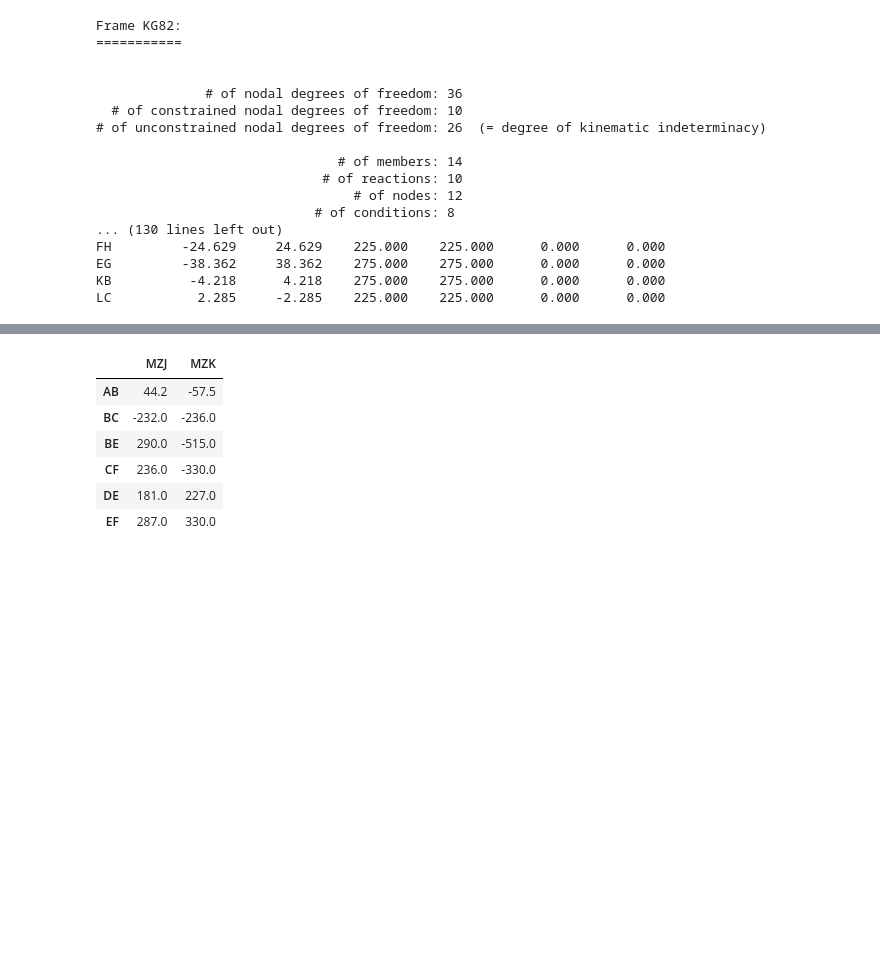
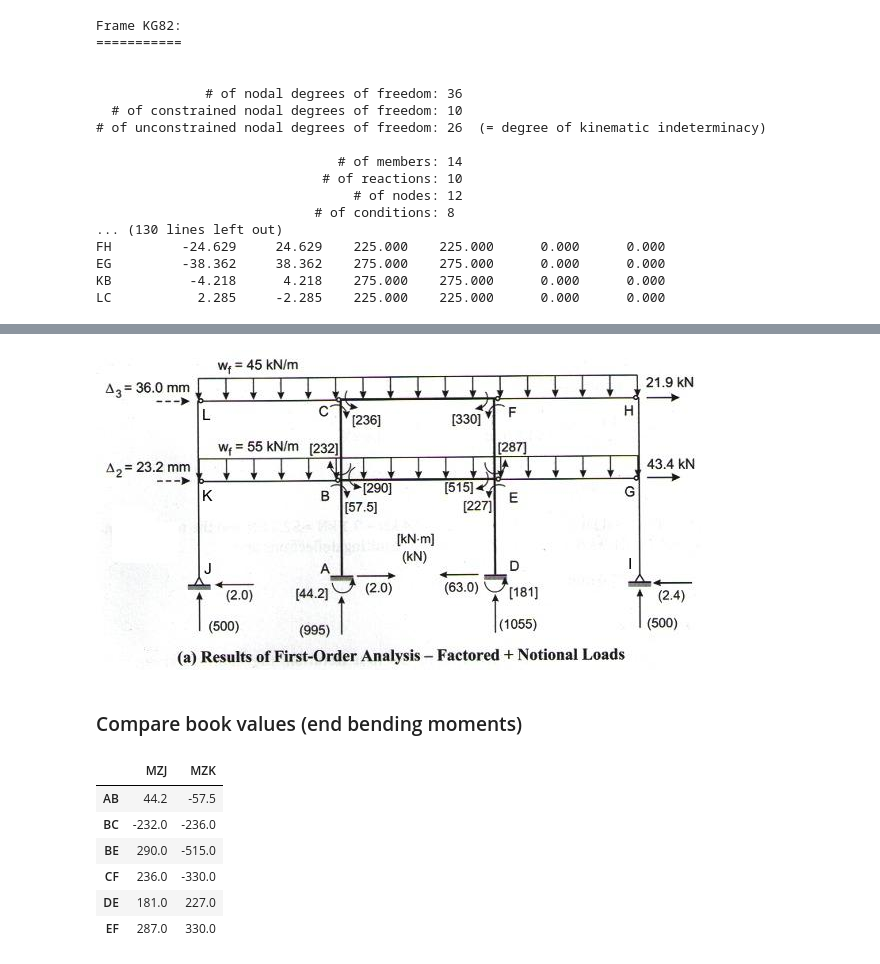
Before and after one commit to nholtz/structural-analysis, a Jupyter notebook: matrix-methods/frame2d/40-test-KG82.ipynb, the cells around one changed output, grey strips where cells are left out. Drawn from its saved outputs; the diff is of its cells as text; code cells hidden in the pictures; blank space fills up the shorter version.

```diff
--- a/matrix-methods/frame2d/40-test-KG82.ipynb
+++ b/matrix-methods/frame2d/40-test-KG82.ipynb
@@ -50,3 +49,9 @@ The above are the results of a first-order analysis and should be compared with
+# %%
+display.Image('data/KG82.d/KG82b.jpg')
+# %% [output]
+[figure, added]
+# %% [markdown]
+### Compare book values (end bending moments)
 # %%
 import pandas as pd
 
```
Also changed, not shown: parts of 8 cells of this notebook, 25 other files.
